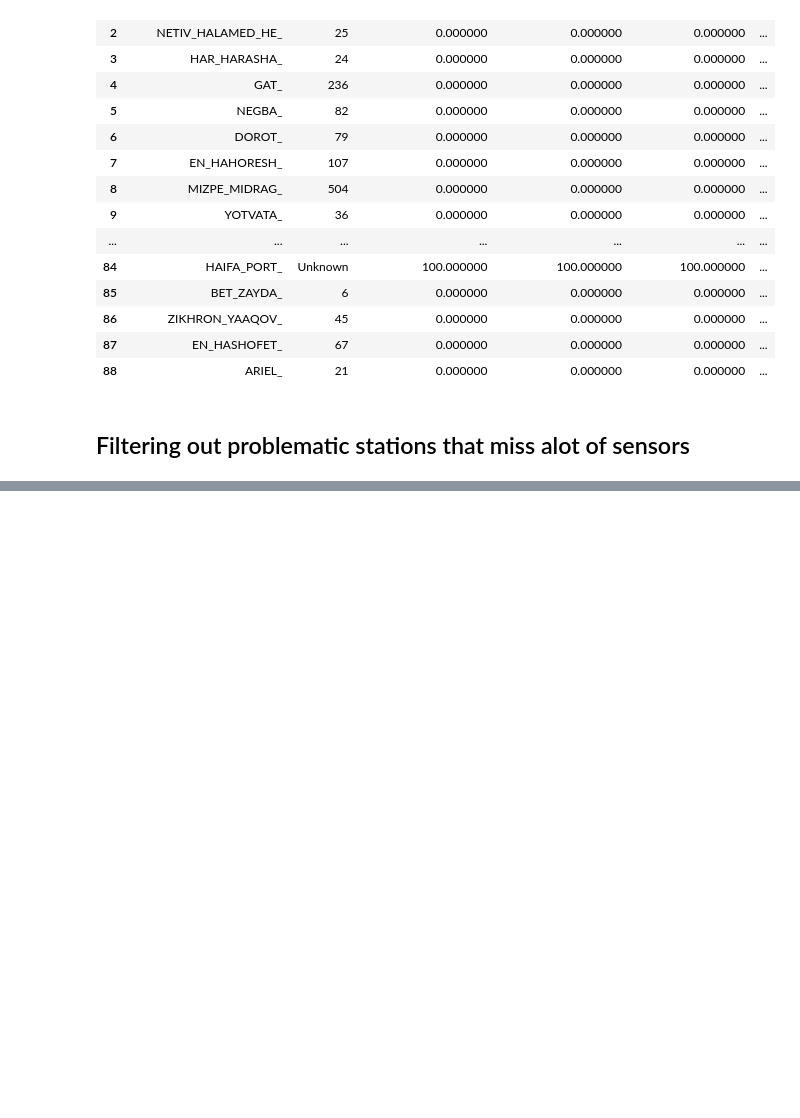
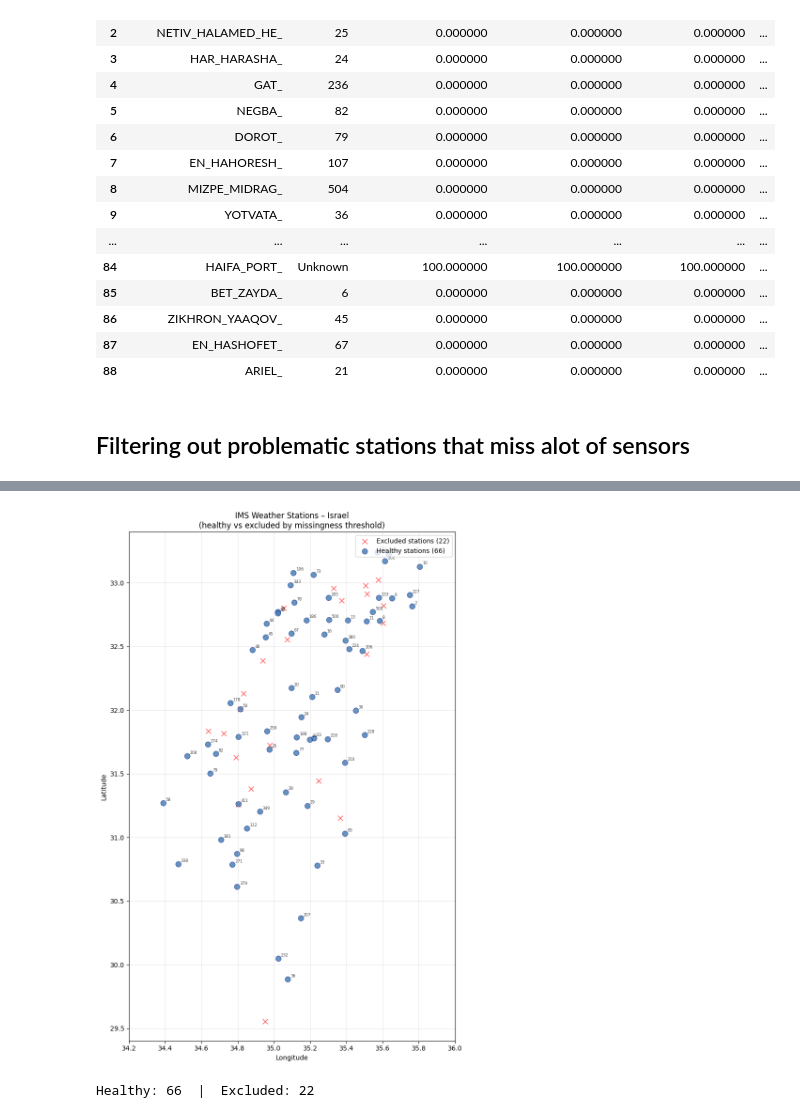
Before and after one commit to jadosh123/SparseData-AI-Precipitation-Forecasting, a Jupyter notebook: src/weather_engine/data_inspection.ipynb, the cells around one changed output, grey strips where cells are left out. Drawn from its saved outputs; the diff is of its cells as text; code cells hidden in the pictures; blank space fills up the shorter version.

```diff
--- a/src/weather_engine/data_inspection.ipynb
+++ b/src/weather_engine/data_inspection.ipynb
@@ -147,0 +163,43 @@ ws10mm_missingness: 34 stations over 30%
+# %%
+%matplotlib inline
+import matplotlib.pyplot as plt
+
+coords = station_coords_df.copy()
+coords['station_id'] = coords['station_id'].astype(float).astype(int).astype(str)
+
+healthy_ids = set(df_survived_stations['station_id'].astype(str))
+bad_ids = set(df_bad_stations['station_id'].astype(str))
+
+healthy_coords = coords[coords['station_id'].isin(healthy_ids)]
+bad_coords = coords[coords['station_id'].isin(bad_ids)]
+
+fig, ax = plt.subplots(figsize=(8, 12))
+ax.set_xlim(34.2, 36.0)
+ax.set_ylim(29.4, 33.4)
+
+ax.scatter(bad_coords['longitude'], bad_coords['latitude'],
+           c='red', alpha=0.6, s=60, marker='x', linewidths=1.2,
+           label=f'Excluded stations ({len(bad_coords)})')
+
+ax.scatter(healthy_coords['longitude'], healthy_coords['latitude'],
+           c='steelblue', alpha=0.85, s=70, edgecolors='navy', linewidths=0.5,
+           label=f'Healthy stations ({len(healthy_coords)})')
+
+for _, row in healthy_coords.iterrows():
+    ax.annotate(row['station_id'],
+                xy=(row['longitude'], row['latitude']),
+                xytext=(4, 3), textcoords='offset points',
+                fontsize=6, alpha=0.75)
+
+ax.set_xlabel('Longitude')
+ax.set_ylabel('Latitude')
+ax.set_title('IMS Weather Stations – Israel\n(healthy vs excluded by missingness threshold)', fontsize=12)
+ax.legend(loc='upper right')
+ax.grid(True, alpha=0.3)
+
+plt.tight_layout()
+plt.show()
+print(f"Healthy: {len(healthy_coords)}  |  Excluded: {len(bad_coords)}")
+# %% [output]
+[figure, added]
+Healthy: 66  |  Excluded: 22
```
Also changed, not shown: parts of 4 cells of this notebook, 2 other files.
